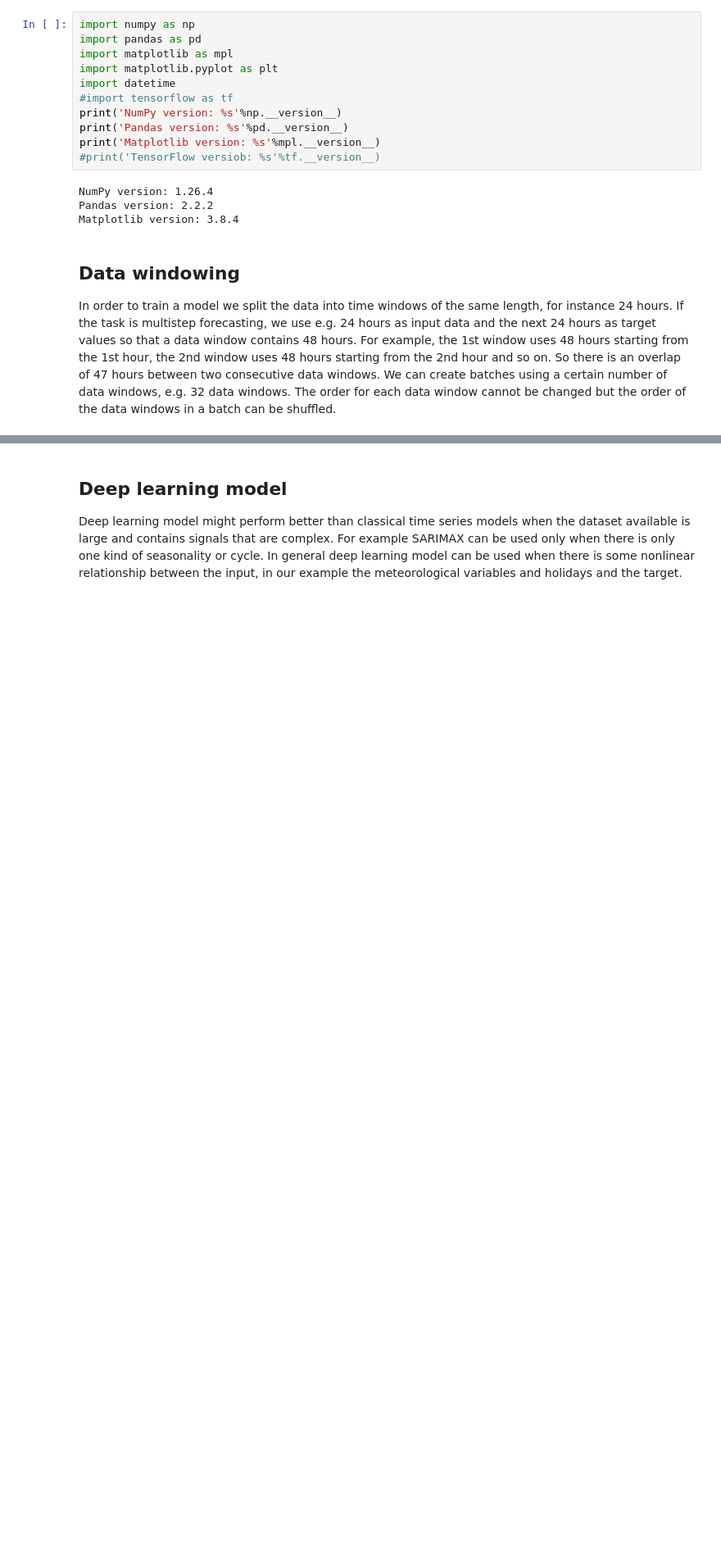
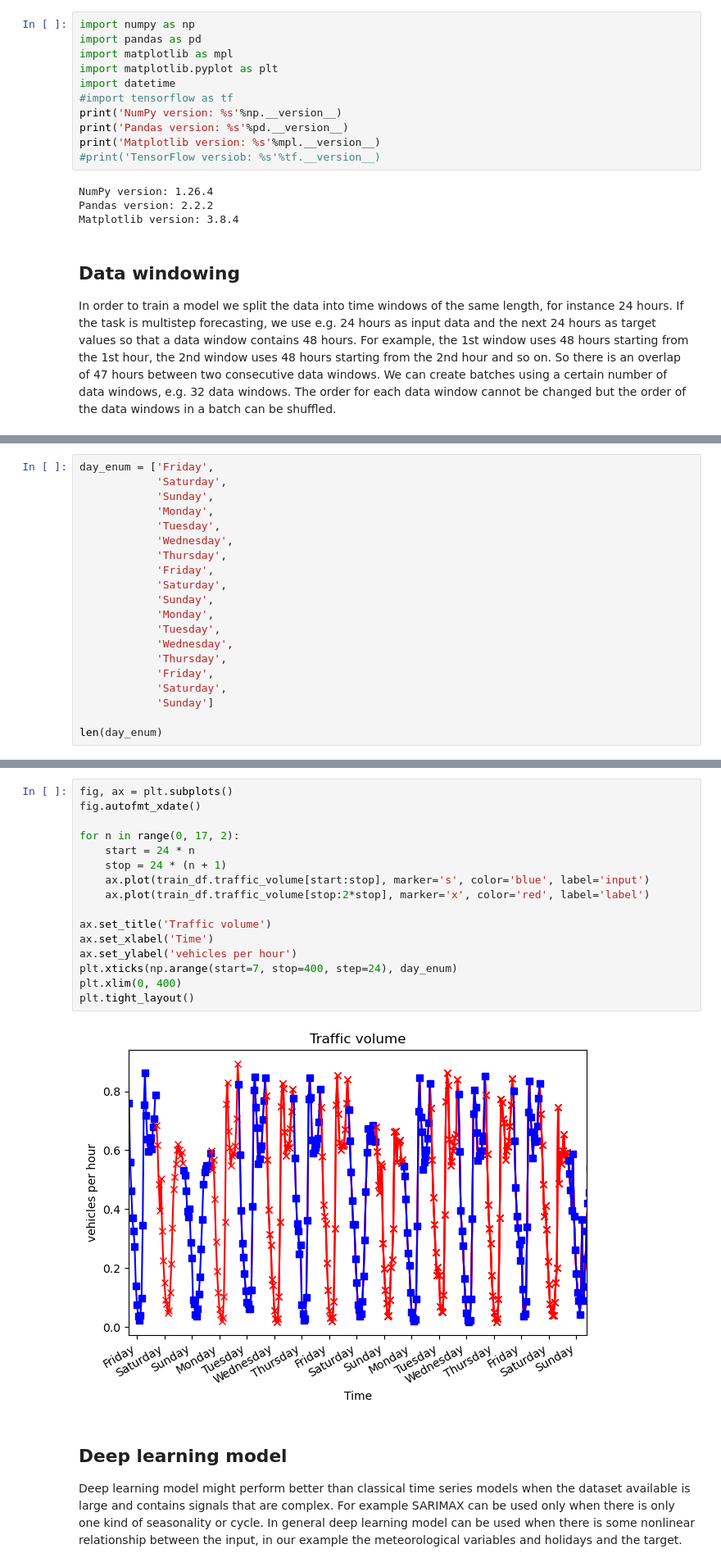
Before and after one commit to luigiselmi/timeseries, a Jupyter notebook: traffic_forecast_part_2.ipynb, the cells around one changed output, grey strips where cells are left out. Shown at 82% size. Saved outputs shown, nothing was run; the diff lists cells and outputs as text; blank space fills up the shorter version.

```diff
--- a/traffic_forecast_part_2.ipynb
+++ b/traffic_forecast_part_2.ipynb
@@ -40,0 +41,20 @@ print(train_df.shape, val_df.shape, test_df.shape)
+# %%
+day_enum = ['Friday',
+            'Saturday',
+            'Sunday',
+            'Monday',
+            'Tuesday',
+            'Wednesday',
+            'Thursday',
+            'Friday',
+            'Saturday',
+            'Sunday',
+            'Monday',
+            'Tuesday',
+            'Wednesday',
+            'Thursday',
+            'Friday',
+            'Saturday',
+            'Sunday']
+
+len(day_enum)
@@ -41,3 +65,21 @@ print(train_df.shape, val_df.shape, test_df.shape)
+# %%
+fig, ax = plt.subplots()
+fig.autofmt_xdate()
+
+for n in range(0, 17, 2):
+    start = 24 * n
+    stop = 24 * (n + 1)
+    ax.plot(train_df.traffic_volume[start:stop], marker='s', color='blue', label='input')
+    ax.plot(train_df.traffic_volume[stop:2*stop], marker='x', color='red', label='label')
+
+ax.set_title('Traffic volume')
+ax.set_xlabel('Time')
+ax.set_ylabel('vehicles per hour')
+plt.xticks(np.arange(start=7, stop=400, step=24), day_enum)
+plt.xlim(0, 400)
+plt.tight_layout()
+# %% [output]
+[figure, added]
 # %% [markdown]
 ## Deep learning model
 Deep learning model might perform better than classical time series models when the dataset available is large and contains signals that are complex. For example SARIMAX can be used only when there is only one kind of seasonality or cycle. In general deep learning model can be used when there is some nonlinear relationship between the input, in our example the meteorological variables and holidays and the target.
```
Also changed, not shown: parts of 3 cells of this notebook, 1 other file.
